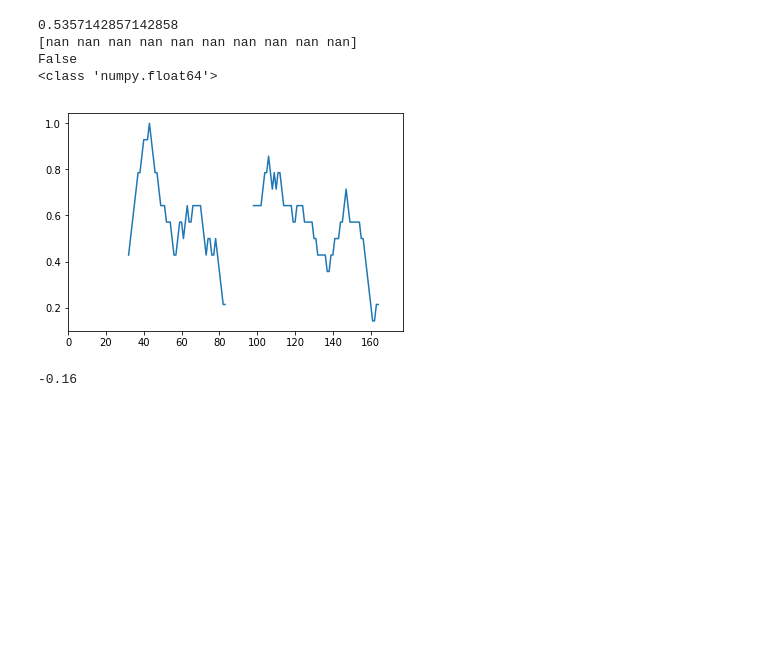
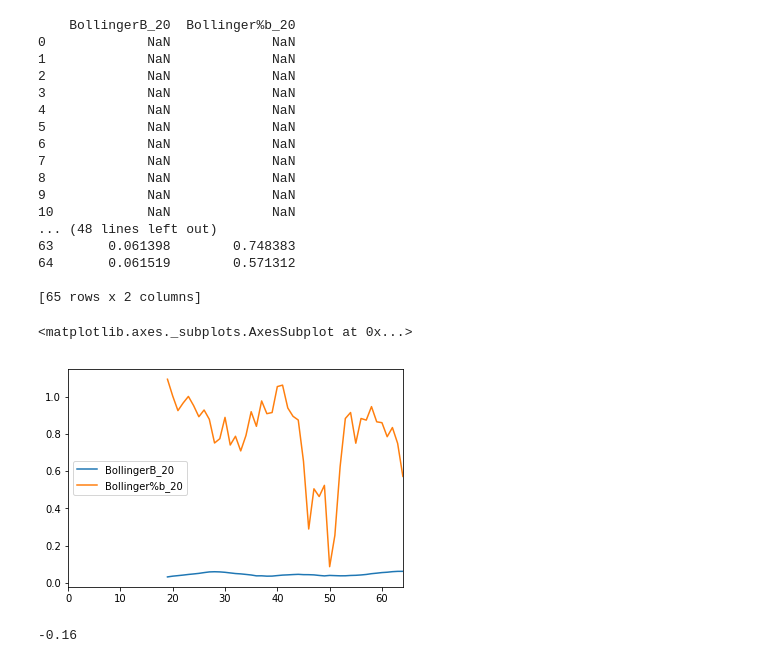
Before and after one commit to mazecore/Py_algotrader, a Jupyter notebook: TradingBot.ipynb, the cells around one changed output. Saved outputs shown, nothing was run; the diff lists cells and outputs as text; code cells hidden in the pictures; blank space fills up the shorter version.

```diff
--- a/TradingBot.ipynb
+++ b/TradingBot.ipynb
@@ -66,6 +66,31 @@ def MFI2(df, n):
     TotMF = PP * df['Volume']
     MFR = pd.Series(PosMF / TotMF)
     result = pd.Series(MFR.rolling(n).mean(), name='MFI_' + str(n))
+    return result
+
+def BBANDS(df, n, price='Close'):
+    """
+    Bollinger Bands
+    """
+    MA = pd.Series(df[price].rolling(n).mean())
+    MSD = pd.Series(df[price].rolling(n).std())
+    b1 = 4 * MSD / MA
+    B1 = pd.Series(b1, name='BollingerB_' + str(n))
+    b2 = (df[price] - MA + 2 * MSD) / (4 * MSD)
+    B2 = pd.Series(b2, name='Bollinger%b_' + str(n))
+    result = pd.DataFrame([B1, B2]).transpose()
+    return result
+
+def MACD(df, n_fast, n_slow, price='Close'):
+    """
+    MACD, MACD Signal and MACD difference
+    """
+    EMAfast = pd.Series(df[price].ewm(span=n_fast, min_periods=n_slow - 1).mean())
+    EMAslow = pd.Series(df[price].ewm(span=n_slow, min_periods=n_slow - 1).mean())
+    MACD = pd.Series(EMAfast - EMAslow, name='MACD_%d_%d' % (n_fast, n_slow))
+    MACDsign = pd.Series(MACD.ewm(span=9, min_periods=8).mean(), name='MACDsign_%d_%d' % (n_fast, n_slow))
+    MACDdiff = pd.Series(MACD - MACDsign, name='MACDdiff_%d_%d' % (n_fast, n_slow))
+    result = pd.DataFrame([MACD, MACDsign, MACDdiff]).transpose()
     return result
 
 def RSI(df, n):
@@ -137,44 +162,58 @@ df
 # %%
 # mf = MFI(df, 14)
-mfi = MFI2(df[:-1], 14)
-print(mfi.values[-40:-20].mean())
-print(mfi.values[-10:])
+mfi = BBANDS(df, 20)
+# print(mfi.values[-40:-20].mean())
+print(mfi)
 mfi.plot()
 
-descending = False
-thirtyMinMF_lastValue = mfi.values[-1:][0]
-if mfi.values[-20:].mean() > thirtyMinMF_lastValue:
-    descending = True
+# descending = False
+# thirtyMinMF_lastValue = mfi.values[-1:][0]
+# if mfi.values[-20:].mean() > thirtyMinMF_lastValue:
+#     descending = True
 
-print(descending)
+# print(descending)
 
 
 # mf
-print(type(mfi[0]))
+# print(type(mfi[0]))
 # mfi.values[-1:][0]
 # print(df['Volume'].mean())
 # print(df['Volume'].mean() / 100 * 150)
 # highs = df[df['Volume'] > df['Volume'].mean() / 100 * 140]
 # print('highs \n', highs)
 # # if df['Close']
 # df.iloc[[1,2], :]
 # print(highs.values[0][3])
 # highs.values[0][0]
 # idx = df.index[df['Volume'] > df['Volume'].mean() / 100 * 130]
 # print('len(idx)', idx[0])
 # df.loc[idx]
 # for i in range(len(idx)):
 #     print(df['Close'][idx[i]-1])
 #     if int(df['Close'][idx[i]-1]) > int(df['Close'][idx[i]]):
 #         print ('bearish volume', df['Volume'][idx[i]])
 #     else:
 #         print ('bullish volume', df['Volume'][idx[i]])
 # %% [output]
-0.5357142857142858
-[nan nan nan nan nan nan nan nan nan nan]
-False
-<class 'numpy.float64'>
+    BollingerB_20  Bollinger%b_20
+0             NaN             NaN
+1             NaN             NaN
+2             NaN             NaN
+3             NaN             NaN
+4             NaN             NaN
+5             NaN             NaN
+6             NaN             NaN
+7             NaN             NaN
+8             NaN             NaN
+9             NaN             NaN
+10            NaN             NaN
+... (48 lines left out)
+63       0.061398        0.748383
+64       0.061519        0.571312
+
+[65 rows x 2 columns]
+<matplotlib.axes._subplots.AxesSubplot at 0x...>
-[figure, old version]
+[figure, new version]
 # %%
 roc = ROC(df ,14)
 print(roc.values[-1:][0])
```
Also changed, not shown: parts of 3 cells of this notebook, 6 other files.
